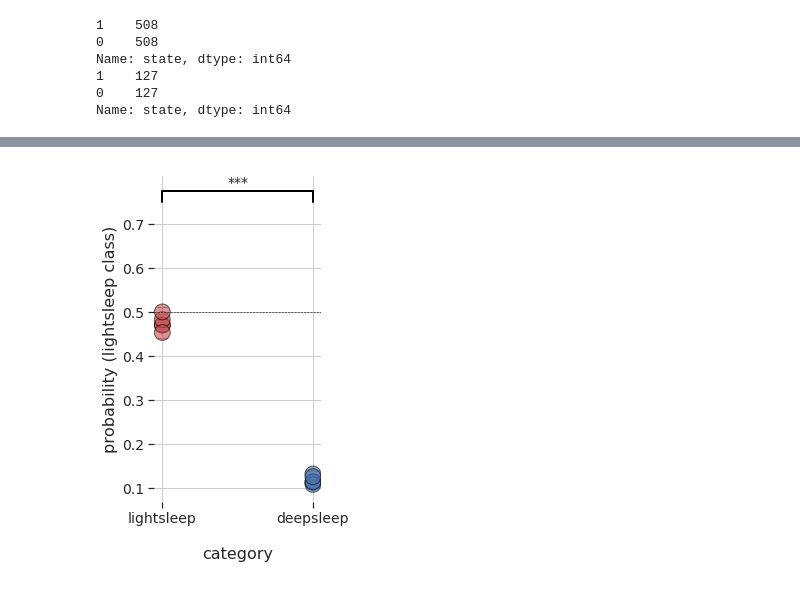
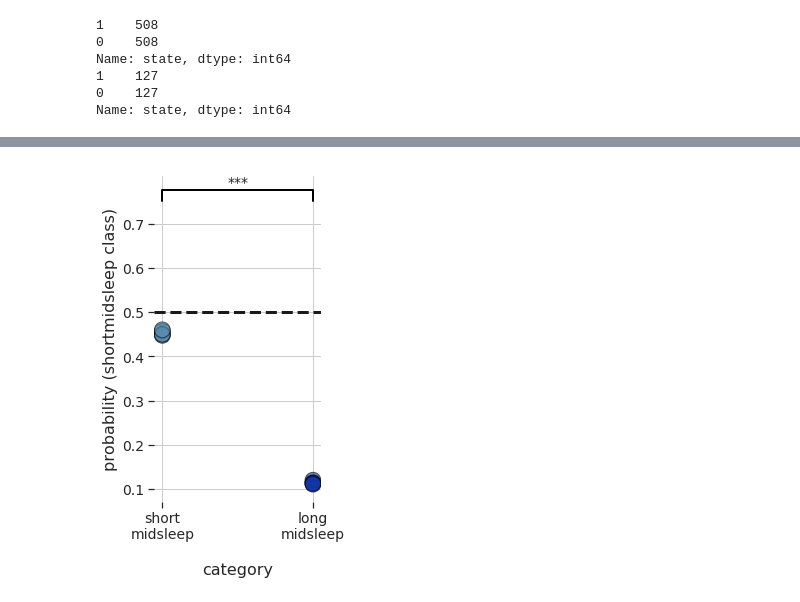
Before and after one commit to SridharJagannathan/drosSleepStages_SciAdvances2023, a Jupyter notebook: Scripts/notebooks/Figure5b_SupplFigure7_stats_awakesleepepochs_svmclassifier.ipynb, the cells around one changed output, grey strips where cells are left out. Drawn from its saved outputs; the diff is of its cells as text; code cells hidden in the pictures.

```diff
--- a/Scripts/notebooks/Figure5b_SupplFigure7_stats_awakesleepepochs_svmclassifier.ipynb
+++ b/Scripts/notebooks/Figure5b_SupplFigure7_stats_awakesleepepochs_svmclassifier.ipynb
@@ -838,8 +857,9 @@ def computeclassifierprob3(classifierfeat_df3, randomstate_testtrainsplit):
     df['depthcat'] = 'NA'
 
     df['depthcat'][df['class'] == 'awake'] = 'awake'
-    df['depthcat'][df['depth'] >=cutoffsleepmins] = 'deepsleep'
-    df['depthcat'][df['depth'] <cutoffsleepmins] = 'lightsleep'
+    df['depthcat'][df['depth'] <cutoffsleepmins] = 'shortmidsleep'
+    df['depthcat'][df['depth'] >=cutoffsleepmins] = 'longmidsleep'
+
 
     df['depthcat'].unique()
 
@@ -963,2 +983,2 @@ res3
 # %%
-time_dict ={'awake': 0,'lightsleep': 1,'deepsleep':2}
+time_dict ={'awake': 0,'shortmidsleep': 1,'longmidsleep':2}
@@ -969,3 +985,7 @@ timelabel_dict ={'awake': 'awake',
+# %%
+timelabel_dict ={'awake': 'awake',
+                 'shortmidsleep': 'shortmidsleep',
+                 'longmidsleep': 'longmidsleep'}
 # %%
 mergedlightdeepsleepplot_df['time'] = mergedlightdeepsleepplot_df['depthcat'].map(time_dict)
 mergedlightdeepsleepplot_df['time_label'] = mergedlightdeepsleepplot_df['depthcat'].map(timelabel_dict)
@@ -992,7 +1012,7 @@ mergedlightdeepsleepplot_df
 # %%
 depthcolor_dict = dict({'awake':'#B34D4D',
-                       'lightsleep': 'r', #'#1AC2E6',
-                       'deepsleep':'b'#'#0D28F2'
+                       'shortmidsleep': '#598BAF', #'#1AC2E6',
+                       'longmidsleep':'#1134A6'
                        })
 # %%
 f, ax1 = plt.subplots(ncols=1, sharex=True, sharey=True, figsize=(3, 6))
@@ -1021,34 +1041,37 @@ errors = mergedlightdeepsleepplot_df[mergedlightdeepsleepplot_df['depthcat']!= '
 for patch in ax1.artists:
     r, g, b, a = patch.get_facecolor()
     patch.set_facecolor((r, g, b, .8))
 sns.despine(left=True, bottom = True)
 
 ax1.legend_.remove()
 
 ax1.set_xticks(np.arange(1,3))
 ax1.set_yticks(np.arange(0,0.8,0.1))
 
 
 string_val1 = '***'
 statannotation(ax = ax1, x1 = 1, x2 = 2, y = 0.75, text = string_val1)
 
 
 
 
-labels = ['lightsleep','deepsleep']
+labels = ['short\nmidsleep','long\nmidsleep']
 
 ax1.set_xticklabels(labels)
 
-ax1.axhline(0.5, ls='--', color = 'k')
+ax1.axhline(0.5, ls='--', color = 'k', lw = 3)
 
 # ax1.axvline(0, ls='--', color = 'k')
 
-ax1.set_ylabel('probability (lightsleep class)', fontsize=label_fontsize)
+ax1.set_ylabel('probability (shortmidsleep class)', fontsize=label_fontsize)
 ax1.set_xlabel('\ncategory', fontsize=label_fontsize)
 ax1.tick_params(axis='both', which='major', labelsize=label_fontsize-2)
 ax1.grid(True)
 
 
 plt.box(False)
+
+plt.savefig(outputfolderpath + 'classifier_midsleep_lightvsdeepsleep.png', format='png', dpi=300,
+            transparent=False,bbox_inches='tight')
 # %% [output]
-[figure, old version]
+[figure, new version]
```
Also changed, not shown: parts of 33 cells of this notebook, 17 other files.
